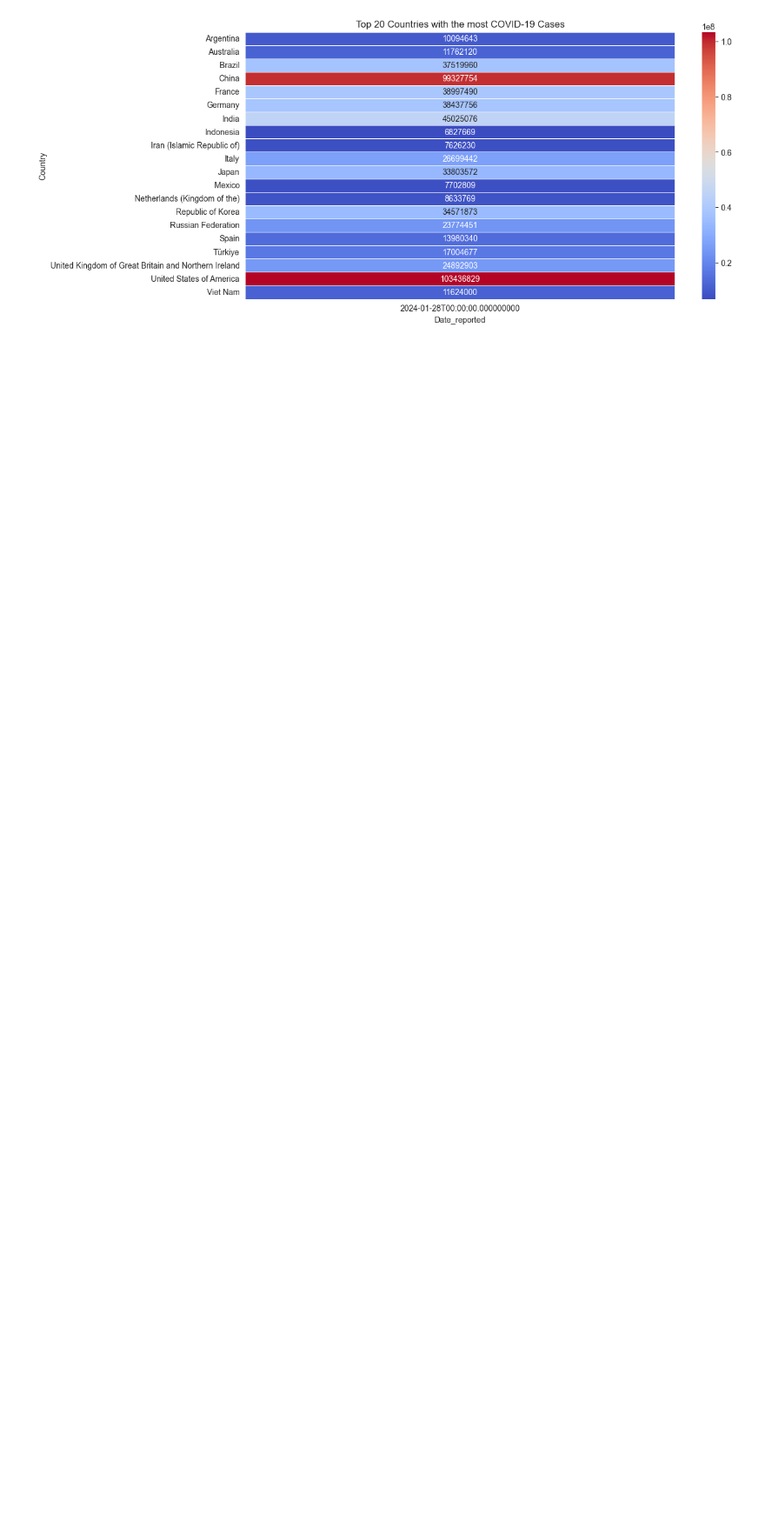
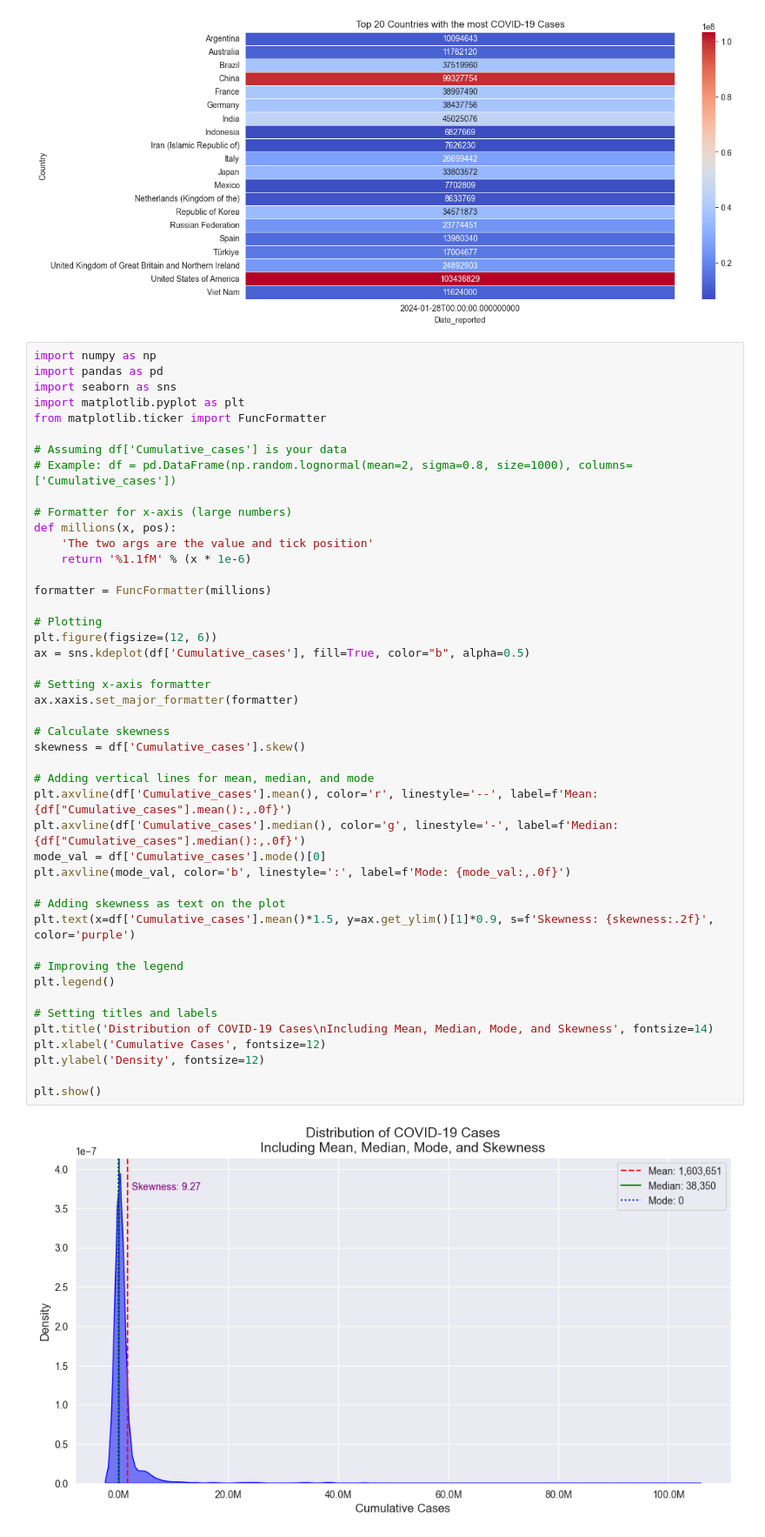
Before and after one commit to dagbolade/covid, a Jupyter notebook: covid.ipynb, the cells around one changed output. Shown at 87% size. Saved outputs shown, nothing was run; the diff lists cells and outputs as text; blank space fills up the shorter version.

Commit message:
monthly covid analysis

```diff
--- a/covid.ipynb
+++ b/covid.ipynb
@@ -181,3 +194,50 @@ plt.title('Top 20 Countries with the most COVID-19 Cases')
 plt.show()
 # %% [output]
 [figure]
+# %%
+import numpy as np
+import pandas as pd
+import seaborn as sns
+import matplotlib.pyplot as plt
+from matplotlib.ticker import FuncFormatter
+
+# Assuming df['Cumulative_cases'] is your data
+# Example: df = pd.DataFrame(np.random.lognormal(mean=2, sigma=0.8, size=1000), columns=['Cumulative_cases'])
+
+# Formatter for x-axis (large numbers)
+def millions(x, pos):
+    'The two args are the value and tick position'
+    return '%1.1fM' % (x * 1e-6)
+
+formatter = FuncFormatter(millions)
+
+# Plotting
+plt.figure(figsize=(12, 6))
+ax = sns.kdeplot(df['Cumulative_cases'], fill=True, color="b", alpha=0.5)
+
+# Setting x-axis formatter
+ax.xaxis.set_major_formatter(formatter)
+
+# Calculate skewness
+skewness = df['Cumulative_cases'].skew()
+
+# Adding vertical lines for mean, median, and mode
+plt.axvline(df['Cumulative_cases'].mean(), color='r', linestyle='--', label=f'Mean: {df["Cumulative_cases"].mean():,.0f}')
+plt.axvline(df['Cumulative_cases'].median(), color='g', linestyle='-', label=f'Median: {df["Cumulative_cases"].median():,.0f}')
+mode_val = df['Cumulative_cases'].mode()[0]
+plt.axvline(mode_val, color='b', linestyle=':', label=f'Mode: {mode_val:,.0f}')
+
+# Adding skewness as text on the plot
+plt.text(x=df['Cumulative_cases'].mean()*1.5, y=ax.get_ylim()[1]*0.9, s=f'Skewness: {skewness:.2f}', color='purple')
+
+# Improving the legend
+plt.legend()
+
+# Setting titles and labels
+plt.title('Distribution of COVID-19 Cases\nIncluding Mean, Median, Mode, and Skewness', fontsize=14)
+plt.xlabel('Cumulative Cases', fontsize=12)
+plt.ylabel('Density', fontsize=12)
+
+plt.show()
+# %% [output]
+[figure, added]
```
Also changed, not shown: parts of 15 cells of this notebook, 2 other files.
